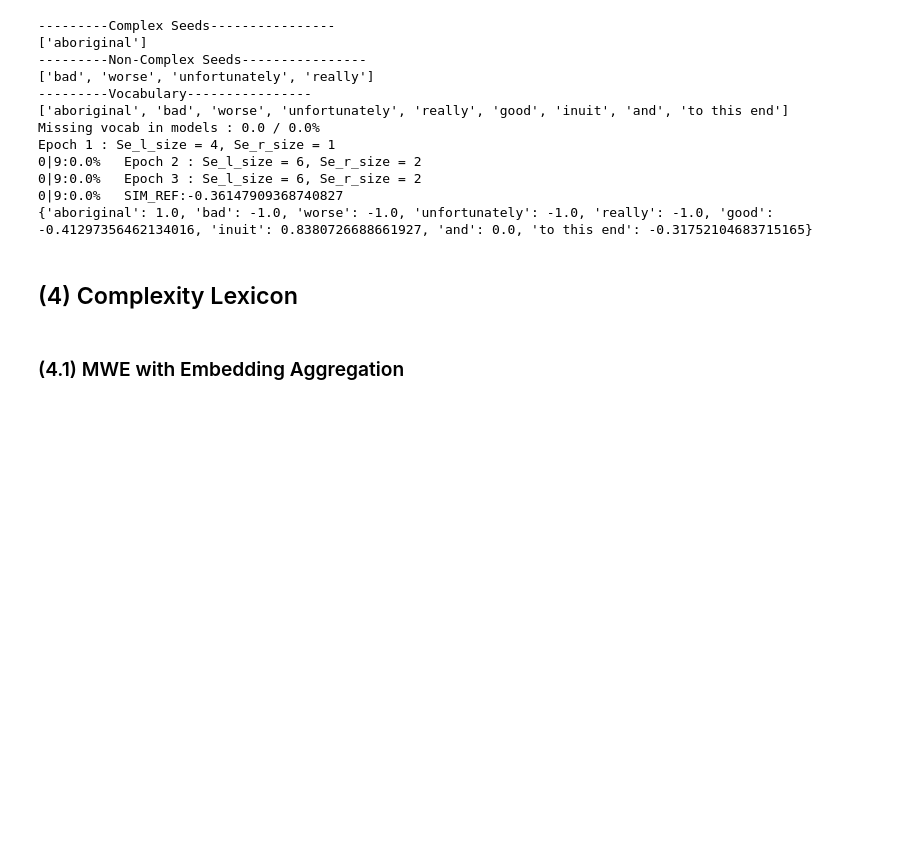
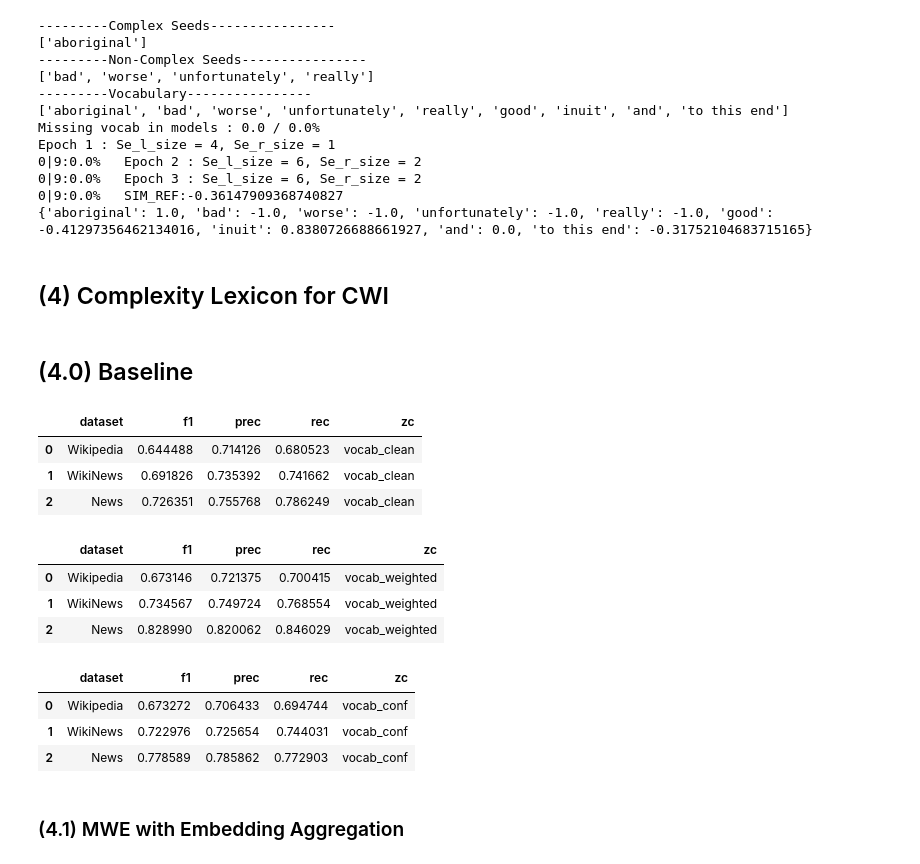
Before and after one commit to kristiankolthoff/CoWoPhId, a Jupyter notebook: python/complexity_lexicon.ipynb, the cells around one changed output. Cells and saved outputs as stored; diff of their text form; code cells hidden in the pictures; blank space fills up the shorter version.

Commit message:
Complexity lexicon updates

```diff
--- a/python/complexity_lexicon.ipynb
+++ b/python/complexity_lexicon.ipynb
@@ -35,3 +17,33 @@ datasets = [Dataset(d.name, load_df(MAIN_PATH_DATASET + d.name + '_' + d.train +
+# %%
+from collections import namedtuple
+from collections import defaultdict
+
+Dataset = namedtuple('Dataset', 'name, train, test')
+ModelEmbed = namedtuple('ModelEmbed', 'type, name, dimension, corpus, model')
+Result = namedtuple('Result', 'dataset, fc, measure')
+Lexicon = namedtuple('Lexicon', 'name, epochs, thresh_l, thresh_r, agg_embed, lexicon')
+# %%
+from nltk import word_tokenize
+
+columns = ['id', 'sentence', "start", "end", "target",
+           "nat", "non_nat", "nat_marked", "non_nat_marked", "binary", "prob"]
+
+def load_df(path, d_type, header):
+    df = pd.read_csv(path, header=header, sep = "\t")
+    if len(df.columns) == len(columns):
+        df.columns = columns
+    if d_type == 'word':
+        df = df.loc[df.target.map(lambda target : len(word_tokenize(target)))<=1,]
+    elif d_type == 'phrase':
+        df = df.loc[df.target.map(lambda target : len(word_tokenize(target)))>1,]
+    return df
+
+def load_datasets(names, train_name, test_name, type_train = None, type_test = None, header=None):
+    MAIN_PATH_DATASET = "../cwishareddataset/traindevset/english/"
+    datasets = [Dataset(name, load_df(MAIN_PATH_DATASET + name + '_' + train_name + '.tsv', type_train, header),
+                              load_df(MAIN_PATH_DATASET + name + '_' + test_name + '.tsv', type_test, header))
+                              for name in names]
+    return datasets
 # %% [markdown]
 ## (1.1) Load Embedding Models
 # %% [markdown]
@@ -209,0 +221,10 @@ print(evaluation_conf)
+# %%
+def baseline_vocab_clean(datasets):
+    evaluation_clean = [Result(ds.name, 'vocab_clean',
+                    evaluate_label_target_predictions(ds.test,
+                    build_clean_vocabulary(ds.train))) for ds in datasets]
+    results_clean = [{'dataset' : result.dataset,
+                        'zc' : result.fc, 'prec' : result.measure[0],
+                  'rec' : result.measure[1], 'f1' : result.measure[2]}
+                       for result in evaluation_clean]
+    return pd.DataFrame.from_records(results_clean)
@@ -610,7 +656,7 @@ Epoch 1 : Se_l_size = 4, Se_r_size = 1
 0|9:0.0%   SIM_REF:-0.36147909368740827
 {'aboriginal': 1.0, 'bad': -1.0, 'worse': -1.0, 'unfortunately': -1.0, 'really': -1.0, 'good': -0.41297356462134016, 'inuit': 0.8380726688661927, 'and': 0.0, 'to this end': -0.31752104683715165}
 # %% [markdown]
-## (4) Complexity Lexicon
+## (4) Complexity Lexicon for CWI
 # %%
 def construct_pairs(lexicon, df_test):
     dict_test = list(zip(df_test.target, df_test.binary))
@@ -619,3 +669,26 @@ def construct_pairs(lexicon, df_test):
+# %% [markdown]
+## (4.0) Baseline
+# %%
+baseline_vocab_clean(datasets)
+# %% [output]
+|  | dataset | f1 | prec | rec | zc |
+| 0 | Wikipedia | 0.644488 | 0.714126 | 0.680523 | vocab_clean |
+| 1 | WikiNews | 0.691826 | 0.735392 | 0.741662 | vocab_clean |
+| 2 | News | 0.726351 | 0.755768 | 0.786249 | vocab_clean |
+# %%
+baseline_vocab_weighted(datasets)
+# %% [output]
+|  | dataset | f1 | prec | rec | zc |
+| 0 | Wikipedia | 0.673146 | 0.721375 | 0.700415 | vocab_weighted |
+| 1 | WikiNews | 0.734567 | 0.749724 | 0.768554 | vocab_weighted |
+| 2 | News | 0.828990 | 0.820062 | 0.846029 | vocab_weighted |
+# %%
+baseline_vocab_conf(datasets)
+# %% [output]
+|  | dataset | f1 | prec | rec | zc |
+| 0 | Wikipedia | 0.673272 | 0.706433 | 0.694744 | vocab_conf |
+| 1 | WikiNews | 0.722976 | 0.725654 | 0.744031 | vocab_conf |
+| 2 | News | 0.778589 | 0.785862 | 0.772903 | vocab_conf |
 # %% [markdown]
 ### (4.1) MWE with Embedding Aggregation
 # %%
```
Also changed, not shown: parts of 21 cells of this notebook.
